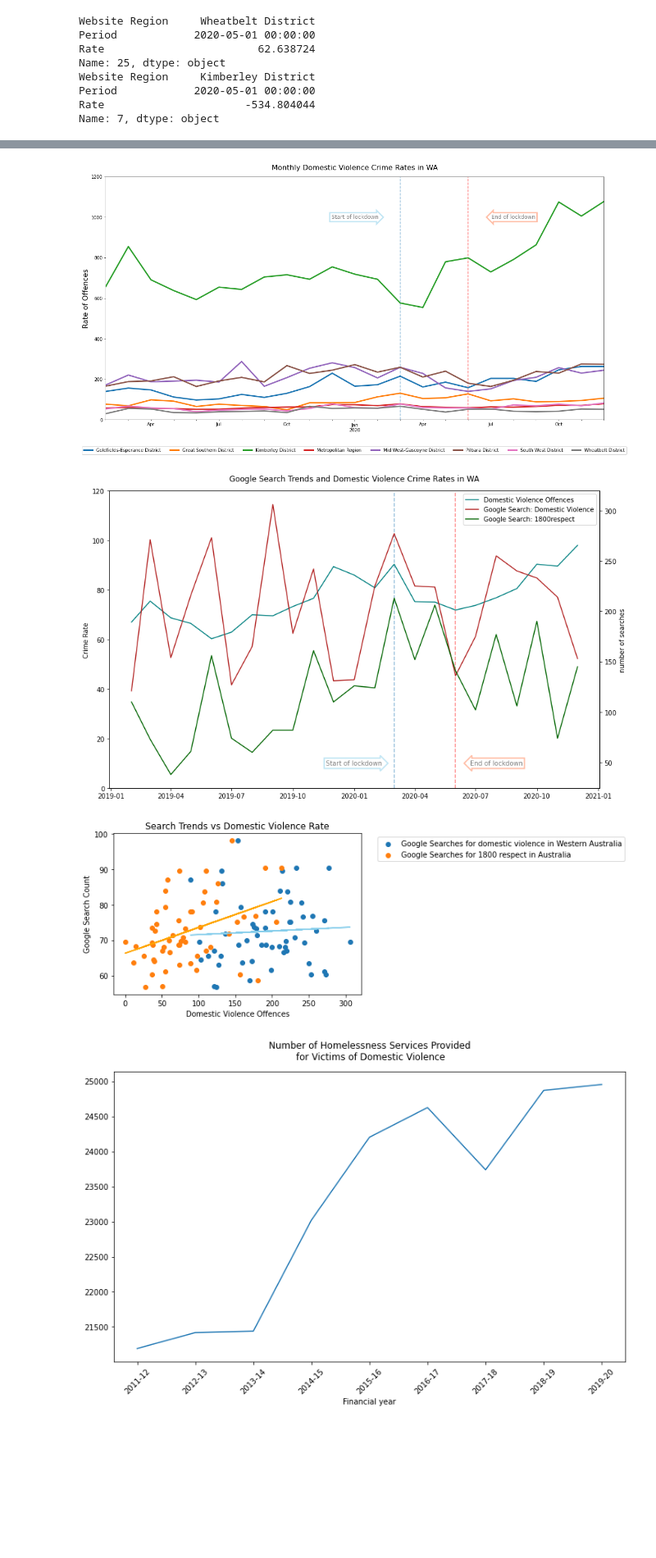
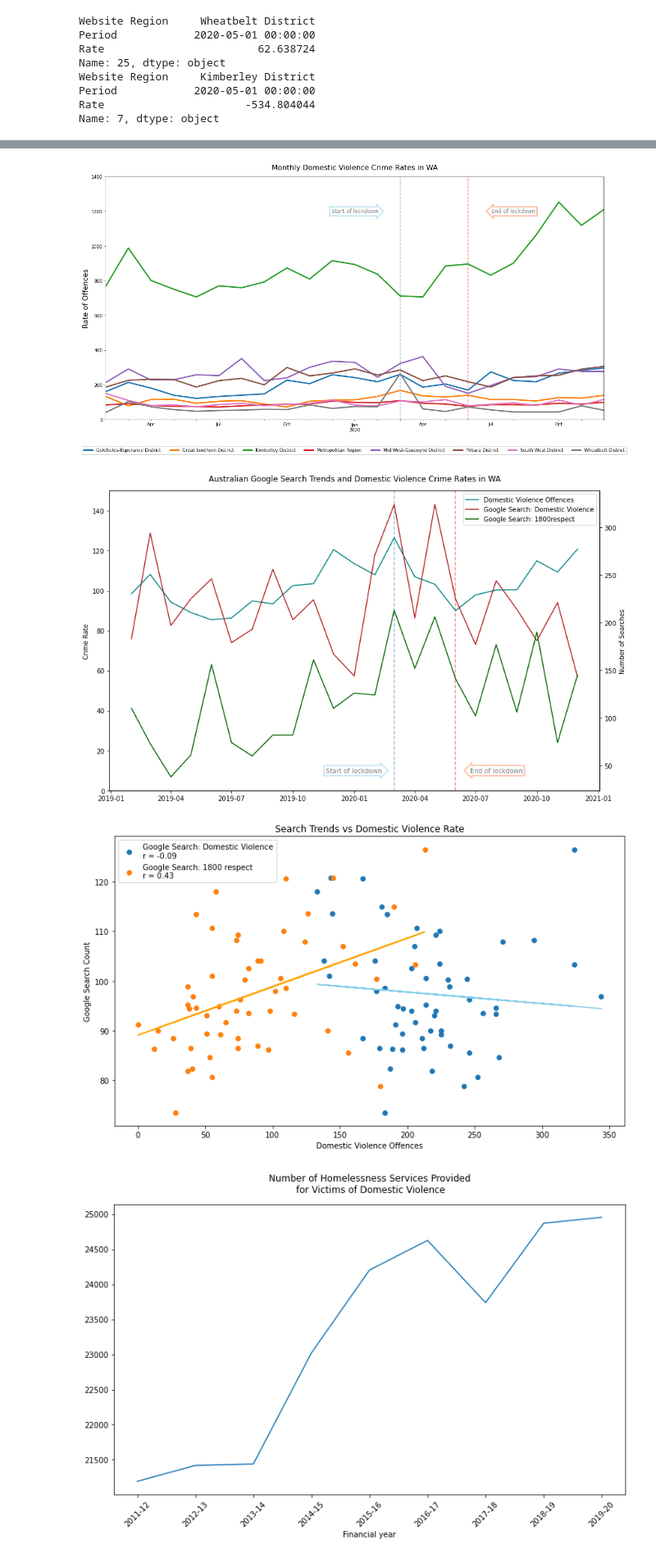
Before and after one commit to FernB/WACrimeRatesCovid19, a Jupyter notebook: WA Crime Rates.ipynb, the cells around one changed output, grey strips where cells are left out. Shown at 82% size. Saved outputs shown, nothing was run; the diff lists cells and outputs as text; code cells hidden in the pictures; blank space fills up the shorter version.

```diff
--- a/WA Crime Rates.ipynb
+++ b/WA Crime Rates.ipynb
@@ -36,10 +36,10 @@ dvhomeless = pd.read_excel(sasfile,sheet_name = "Sheet1",header=3)
 dvhomeless.fillna(method='ffill', inplace=True)
 # %%
 #get google search trends on domestic violence
-googlefile = "datasource/wadvsearch.csv"
+googlefile = "datasource/googlesearchdvastopic.csv"
 dvgoogle = pd.read_csv(googlefile, header = 1)
 dvgoogle['Month/Year'] = pd.to_datetime(dvgoogle['Week'], dayfirst=True).dt.to_period('M')
-dvgooglemonthly = dvgoogle.groupby('Month/Year')['Domestic violence: (Western Australia)'].sum().reset_index()
+dvgooglemonthly = dvgoogle.groupby('Month/Year')['Domestic violence: (Australia)'].sum().reset_index()
 
 
 googlerespectfile = "datasource/1800respect.csv"
@@ -430,7 +456,18 @@ Regionsinto.sort_values("Rate")
+# %%
+#get breach of AVO family
+Groupedlvl1 = WAstats.groupby(['Website Region','Period','WAPOL_Hierarchy_Lvl1'])['COUNT_of_Offnc_ID'].sum().reset_index()
+Groupedlvl1rates = pd.merge(Groupedlvl1, pop_df,on='Website Region')
+#calculate crime rate
+Groupedlvl1rates['Rate'] = Groupedlvl1rates['COUNT_of_Offnc_ID']/(Groupedlvl1rates['Population'])*100000
+#preview dataframe
+FamilyAVO = Groupedlvl1rates[Groupedlvl1rates['WAPOL_Hierarchy_Lvl1']=='Breach of Family Violence Restraint Order']
+FamilyAVO.rename({'WAPOL_Hierarchy_Lvl1':'WAPOL_Hierarchy_Lvl2'}, axis=1,inplace=True)
 # %%
 #get domestic violence data per region
 Domesticviolence = GroupedRates[((GroupedRates["WAPOL_Hierarchy_Lvl2"]=="Assault (Family)")|(GroupedRates["WAPOL_Hierarchy_Lvl2"]=="Threatening Behaviour (Family)"))]
-Domesticviolence = Domesticviolence.replace({'Assault (Family)':'Domestic Violence','Threatening Behaviour (Family)':'Domestic Violence'})
+#append family avo rates
+Domesticviolence = Domesticviolence.append(FamilyAVO, ignore_index = True)
+Domesticviolence = Domesticviolence.replace({'Assault (Family)':'Domestic Violence','Threatening Behaviour (Family)':'Domestic Violence','Breach of Family Violence Restraint Order':'Domestic Violence'})
 Domesticviolence = Domesticviolence.groupby(["Website Region",'Period','WAPOL_Hierarchy_Lvl2'])['Rate'].sum().reset_index()
 Domesticviolencecovid = Domesticviolence[((Domesticviolence["Period"]=="2020-02")|(Domesticviolence["Period"]=="2020-05")|(Domesticviolence["Period"]=="2020-07"))]
 # %%
@@ -489,21 +563,21 @@ DVpivot = DomesticviolenceRegion.drop(columns=["WAPOL_Hierarchy_Lvl2"]).pivot(in
 DVpivot.plot(figsize=(20,10),linewidth=3)
 plt.legend(bbox_to_anchor = (1.05, -0.1),ncol=8)
 plt.text(
-    "2020-01", 1000, "Start of lockdown", alpha =0.5,ha="center", va="center", rotation=0, size=12,
+    "2020-01", 1200, "Start of lockdown", alpha =0.5,ha="center", va="center", rotation=0, size=12,
     bbox=dict(boxstyle="rarrow,pad=0.3", fc="white", ec="skyblue", alpha=0.5, lw=3))
 plt.text(
-    "2020-08", 1000, "End of lockdown", alpha =0.5,ha="center", va="center", rotation=0, size=12,
+    "2020-08", 1200, "End of lockdown", alpha =0.5,ha="center", va="center", rotation=0, size=12,
     bbox=dict(boxstyle="larrow,pad=0.3", fc="white", ec="coral", alpha=0.5, lw=3))
-plt.vlines("2020-03",ymin = 0, ymax = 1200,linestyles='dashed', alpha=0.5)
-plt.vlines("2020-06",ymin = 0, ymax = 1200, colors ="red",linestyles='dashed', alpha=0.5)
-plt.ylim(0,1200)
+plt.vlines("2020-03",ymin = 0, ymax = 1400,linestyles='dashed', alpha=0.5)
+plt.vlines("2020-06",ymin = 0, ymax = 1400, colors ="red",linestyles='dashed', alpha=0.5)
+plt.ylim(0,1400)
 plt.title("Monthly Domestic Violence Crime Rates in WA",fontsize=16, pad=15)
 plt.ylabel("Rate of Offences",fontsize=16)
 plt.xlabel("")
 plt.savefig("output/dvratesregions.png",bbox_inches='tight')
 plt.show()
 # %% [output]
-[figure, old version]
+[figure, new version]
 # %%
 #DV in WA total
 DomesticviolenceWA = Domesticviolence[Domesticviolence['Website Region']=='Western Australia']
@@ -511,7 +585,7 @@ DomesticviolenceWA = Domesticviolence[Domesticviolence['Website Region']=='Weste
 #merge crime rates with google searches
 dvsearches = pd.merge(DomesticviolenceWA,dvgooglemonthly, how='inner', left_on = DomesticviolenceWA['Period'].dt.strftime('%Y-%m'),right_on = dvgooglemonthly['Month/Year'].dt.strftime('%Y-%m'))
 allsearches = pd.merge(dvsearches,respectmonthly, on= 'Month/Year')
-allsearches.rename(columns ={'Rate':'Domestic Violence Offences','Domestic violence: (Western Australia)':'Google Searches for domestic violence in Western Australia','1800 respect: (Australia)':'Google Searches for 1800 respect in Australia'}, inplace=True)
+allsearches.rename(columns ={'Rate':'Domestic Violence Offences','Domestic violence: (Australia)':'Google Searches: Domestic Violence','1800 respect: (Australia)':'Google Searches: 1800 respect'}, inplace=True)
 allsearches2019 = allsearches[allsearches["Period"]>dt.datetime(year=2019, month = 1, day = 1)]
 # %%
 #plot crime and search data
@@ -524,9 +598,9 @@ ax1.plot(allsearches2019['Period'], allsearches2019['Domestic Violence Offences'
 
 ax2 = ax1.twinx()
 
-ax2.set_ylabel('number of searches')
-ax2.plot(allsearches2019['Period'], allsearches2019['Google Searches for domestic violence in Western Australia'],label = 'Google Search: Domestic Violence',color ='firebrick')
-ax2.plot(allsearches2019['Period'], allsearches2019['Google Searches for 1800 respect in Australia'],label = 'Google Search: 1800respect',color ='darkgreen')
+ax2.set_ylabel('Number of Searches')
+ax2.plot(allsearches2019['Period'], allsearches2019['Google Searches: Domestic Violence'],label = 'Google Search: Domestic Violence',color ='firebrick')
+ax2.plot(allsearches2019['Period'], allsearches2019['Google Searches: 1800 respect'],label = 'Google Search: 1800respect',color ='darkgreen')
 
 ax1.text(
     dt.datetime(year=2020, month = 1,day=1), 10, "Start of lockdown", alpha =0.5,ha="center", va="center", rotation=0, size=10,
@@ -536,9 +610,9 @@ ax1.text(
     bbox=dict(boxstyle="larrow,pad=0.3", fc="white", ec="coral", alpha=0.5, lw=2))
 ax1.vlines(dt.datetime(year=2020, month = 3,day=1),ymin = 0, ymax = 150,linestyles='dashed', alpha=0.5)
 ax1.vlines(dt.datetime(year=2020, month = 6,day=1),ymin = 0, ymax = 150, colors ="red",linestyles='dashed', alpha=0.5)
-ax1.set_ylim(0,120)
+ax1.set_ylim(0,150)
 fig.tight_layout()
-plt.title('Google Search Trends and Domestic Violence Crime Rates in WA', pad=15)
+plt.title('Australian Google Search Trends and Domestic Violence Crime Rates in WA', pad=15)
 lines_1, labels_1 = ax1.get_legend_handles_labels()
 lines_2, labels_2 = ax2.get_legend_handles_labels()
 
@@ -549,49 +623,36 @@ ax1.legend(lines, labels, loc=0)
 plt.savefig("output/googlesearchtrends.png",bbox_inches='tight')
 plt.show()
 # %% [output]
-[figure, old version]
+[figure, new version]
 # %%
 #regression to compare searches to rates
-a=allsearches['Google Searches for domestic violence in Western Australia']
+a=allsearches['Google Searches: Domestic Violence']
 b=allsearches['Domestic Violence Offences']
-c=allsearches['Google Searches for 1800 respect in Australia']
+c=allsearches['Google Searches: 1800 respect']
 
 (aslope, aintercept, arvalue, apvalue, astderr) = linregress(a, b)
 aregress_values = a * aslope + aintercept
 aline_eq = "y = " + str(round(aslope,2)) + "x + " + str(round(aintercept,2))
 (cslope, cintercept, crvalue, cpvalue, cstderr) = linregress(c, b)
 cregress_values = c * cslope + cintercept
 cline_eq = "y = " + str(round(cslope,2)) + "x + " + str(round(cintercept,2))
 
 
-plt.scatter(a,b, label='Google Searches for domestic violence in Western Australia')
-plt.scatter(c,b,label = 'Google Searches for 1800 respect in Australia')
-plt.legend(bbox_to_anchor = (1.05, 1),)
+plt.figure(figsize=(12,7))
+plt.scatter(a,b, label=f'Google Search: Domestic Violence\nr = {arvalue:.2f}')
+plt.scatter(c,b,label = f'Google Search: 1800 respect\nr = {crvalue:.2f}')
+plt.legend()
 plt.plot(c,cregress_values,'orange')
 plt.plot(a,aregress_values,'skyblue')
 plt.xlabel("Domestic Violence Offences")
 plt.ylabel("Google Search Count")
 plt.title("Search Trends vs Domestic Violence Rate")
 
-
 plt.savefig("output/searchregressionstogether.png",bbox_inches='tight')
 
-
-# f, (ax1, ax2) = plt.subplots(1, 2, sharey=True)
-# f.set_size_inches(10, 5)
-# ax1.scatter(a, b)
-# ax1.plot(a,aregress_values,'-r')
-# ax1.set_title('Domestic Violence')
-# ax1.annotate(f"{aline_eq}\nr= {arvalue:.2f}",(200,93),fontsize=12,color="red")
-# ax2.scatter(c, b)
-# ax2.plot(c,cregress_values,'-r')
-# ax2.set_title('1800respect')
-# ax2.annotate(f"{cline_eq}\nr= {crvalue:.2f}",(40,93),fontsize=12,color="red")
-# plt.subplots_adjust(wspace=0, hspace=0)
-# plt.savefig("output/searchregressions.png",bbox_inches='tight')
 plt.show()
 # %% [output]
-[figure, old version]
+[figure, new version]
 # %%
 #get only WA data
 WAhomeless = dvhomeless[dvhomeless['State or territory of agency']=='WA']
```
Also changed, not shown: parts of 21 cells of this notebook, 12 other files.
